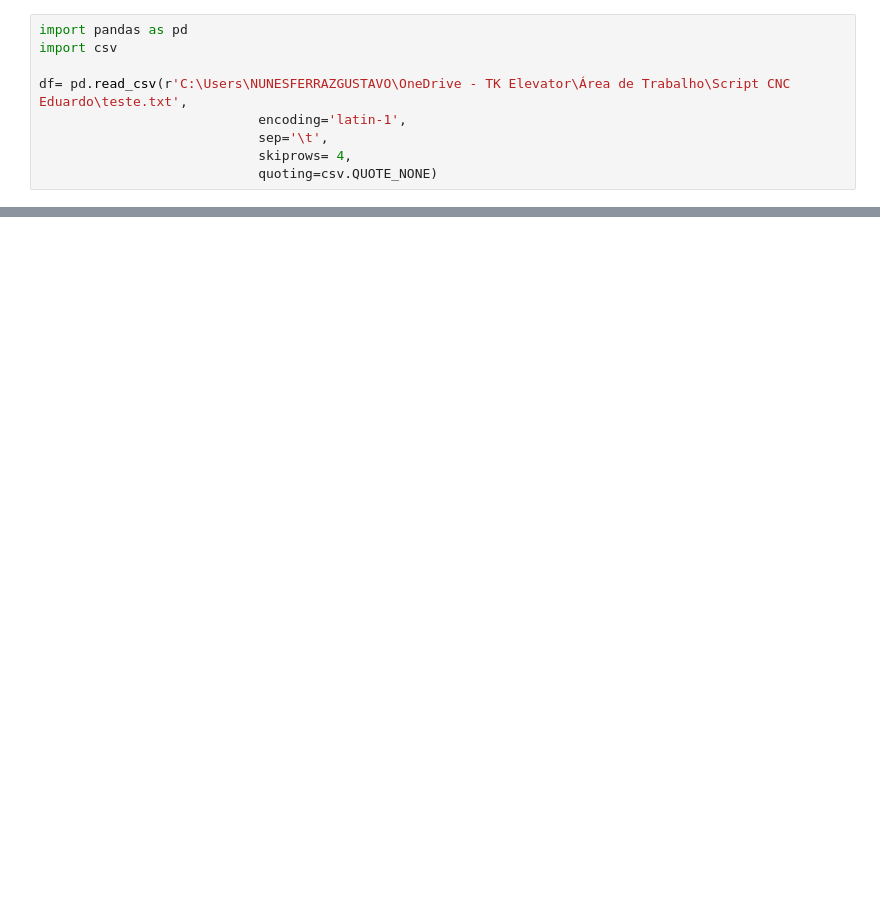
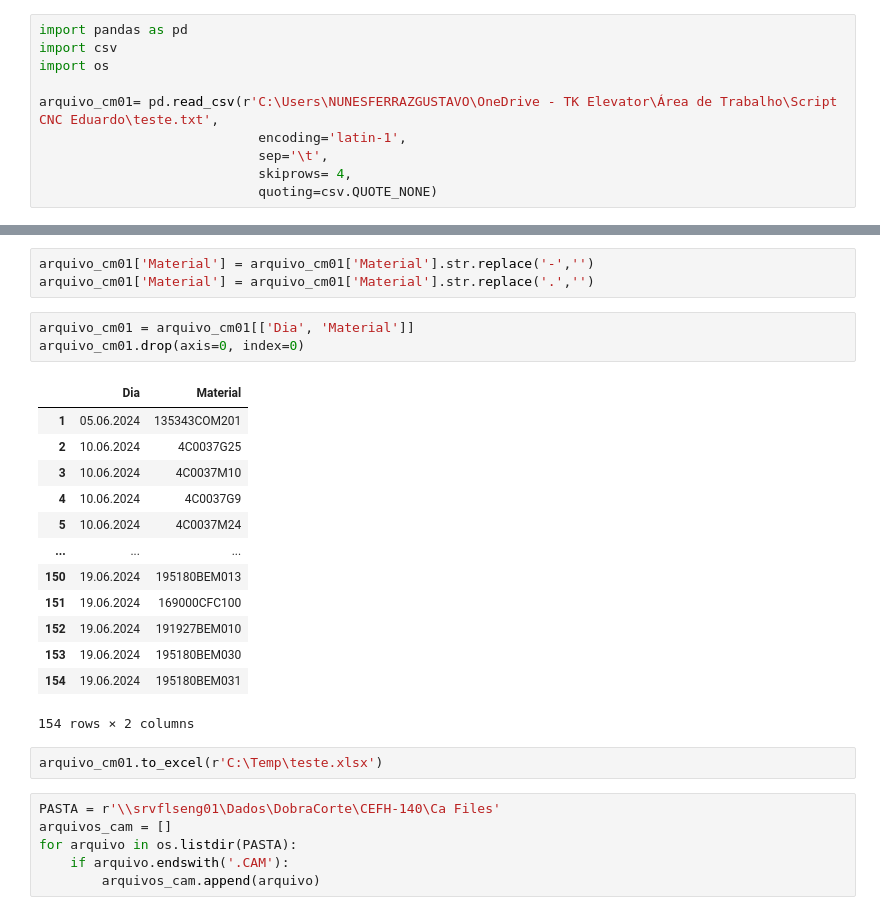
Before and after one commit to GustavoFerraz64/Script_CNC_DPCP, a Jupyter notebook: Macro CM01.ipynb, the cells around one changed output, grey strips where cells are left out. Drawn from its saved outputs; the diff is of its cells as text; blank space fills up the shorter version.

```diff
--- a/Macro CM01.ipynb
+++ b/Macro CM01.ipynb
@@ -1,8 +1,9 @@
 # %%
 import pandas as pd
 import csv
+import os
 
-df= pd.read_csv(r'C:\Users\NUNESFERRAZGUSTAVO\OneDrive - TK Elevator\Área de Trabalho\Script CNC Eduardo\teste.txt',
+arquivo_cm01= pd.read_csv(r'C:\Users\NUNESFERRAZGUSTAVO\OneDrive - TK Elevator\Área de Trabalho\Script CNC Eduardo\teste.txt',
                             encoding='latin-1',
                             sep='\t',
                             skiprows= 4,
@@ -29,0 +35,28 @@ PermissionError: [Errno 13] Permission denied: 'C:\\Users\\NUNESFERRAZGUSTAVO\\O
+# %%
+arquivo_cm01['Material'] = arquivo_cm01['Material'].str.replace('-','')
+arquivo_cm01['Material'] = arquivo_cm01['Material'].str.replace('.','')
+# %%
+arquivo_cm01 = arquivo_cm01[['Dia', 'Material']]
+arquivo_cm01.drop(axis=0, index=0)
+# %% [output]
+|  | Dia | Material |
+| 1 | 05.06.2024 | 135343COM201 |
+| 2 | 10.06.2024 | 4C0037G25 |
+| 3 | 10.06.2024 | 4C0037M10 |
+| 4 | 10.06.2024 | 4C0037G9 |
+| 5 | 10.06.2024 | 4C0037M24 |
+| ... | ... | ... |
+| 150 | 19.06.2024 | 195180BEM013 |
+| 151 | 19.06.2024 | 169000CFC100 |
+| 152 | 19.06.2024 | 191927BEM010 |
+| 153 | 19.06.2024 | 195180BEM030 |
+| 154 | 19.06.2024 | 195180BEM031 |
+154 rows × 2 columns
+# %%
+arquivo_cm01.to_excel(r'C:\Temp\teste.xlsx')
+# %%
+PASTA = r'\\srvflseng01\Dados\DobraCorte\CEFH-140\Ca Files'
+arquivos_cam = []
+for arquivo in os.listdir(PASTA):
+    if arquivo.endswith('.CAM'):
+        arquivos_cam.append(arquivo)
```
Also changed, not shown: parts of 10 cells of this notebook, 1 other file.
